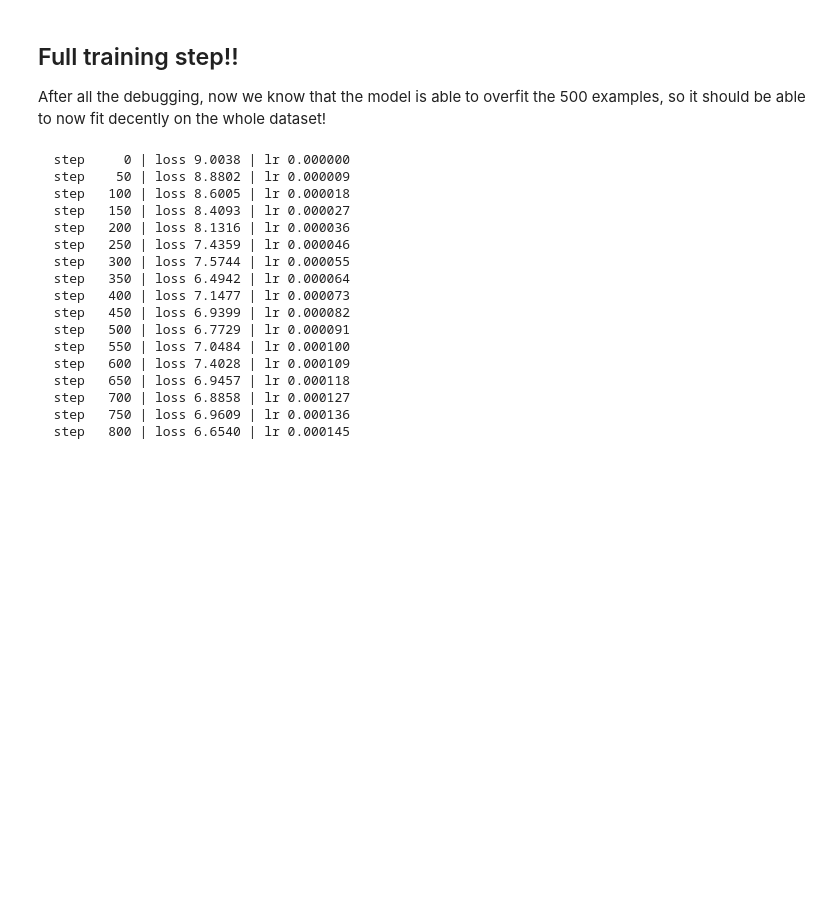
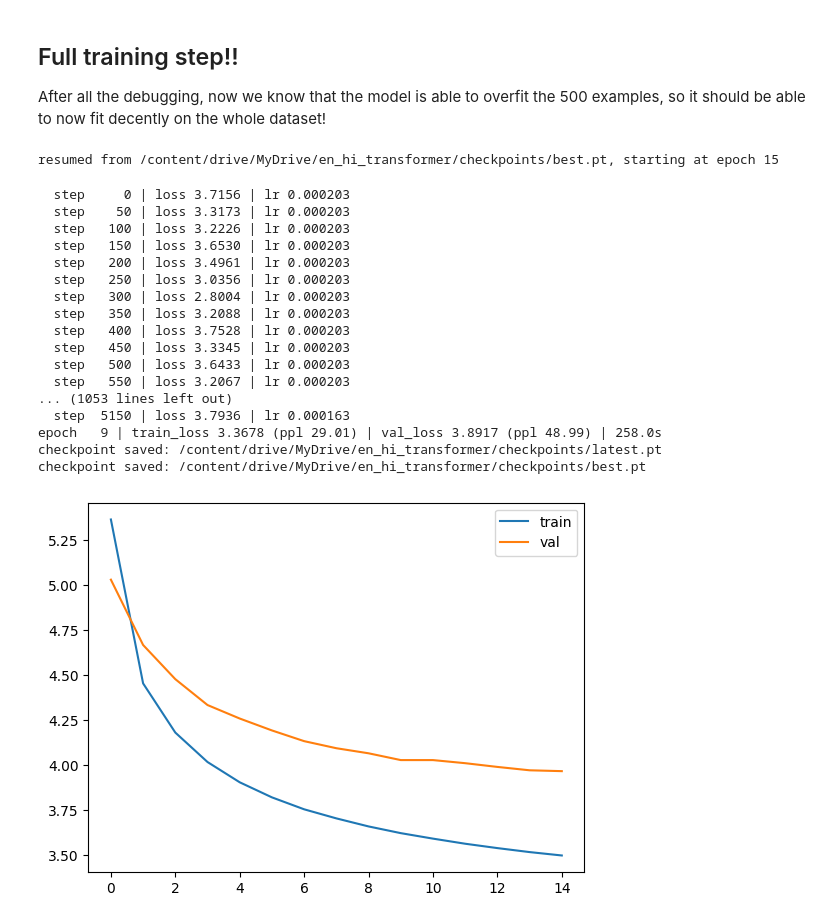
Before and after one commit to pratripat/English-to-Hindi-Translator, a Jupyter notebook: EngToHindi.ipynb, the cells around one changed output. Cells and saved outputs as stored; diff of their text form; code cells hidden in the pictures; blank space fills up the shorter version.

```diff
--- a/EngToHindi.ipynb
+++ b/EngToHindi.ipynb
@@ -1388,12 +1395,21 @@ best_val_loss = float("inf")
 # %%
 # Uncomment to resume from a saved checkpoint:
-# START_EPOCH = load_checkpoint(model, optimizer, scheduler, f"{CHECKPOINT_DIR}/latest.pt", device)
+START_EPOCH, best_val_loss = load_checkpoint(model, optimizer, scheduler, f"{CHECKPOINT_DIR}/best.pt", device)
+# %% [output]
+resumed from /content/drive/MyDrive/en_hi_transformer/checkpoints/best.pt, starting at epoch 15
+# %%
+train_losses, val_losses = [], []
+# %%
+START_EPOCH = 0 # resetting because using load chkp right now only for the best val loss
 # %%
 for epoch in range(START_EPOCH, NUM_EPOCHS):
   start_time = time.time()
 
   train_loss = train_one_epoch(model, train_loader, optimizer, scheduler, criterion, device)
   val_loss = evaluate(model, val_loader, criterion, device)
+
+  train_losses.append(train_loss)
+  val_losses.append(val_loss)
 
   elapsed = time.time() - start_time
 
@@ -1418,6 +1434,7 @@ for epoch in range(START_EPOCH, NUM_EPOCHS):
   # Save best only when validation improves
   if val_loss < best_val_loss:
     best_val_loss = val_loss
+    epochs_without_improvement = 0
 
     save_checkpoint(
       model,
@@ -1429,24 +1446,36 @@ for epoch in range(START_EPOCH, NUM_EPOCHS):
       best_val_loss,
       f"{CHECKPOINT_DIR}/best.pt",
     )
+  else:
+    epochs_without_improvement += 1
+    if epochs_without_improvement >= PATIENCE:
+      print(f"Early stopping after {epoch} epochs")
+      break
 # %% [output]
-  step     0 | loss 9.0038 | lr 0.000000
-  step    50 | loss 8.8802 | lr 0.000009
-  step   100 | loss 8.6005 | lr 0.000018
-  step   150 | loss 8.4093 | lr 0.000027
-  step   200 | loss 8.1316 | lr 0.000036
-  step   250 | loss 7.4359 | lr 0.000046
-  step   300 | loss 7.5744 | lr 0.000055
-  step   350 | loss 6.4942 | lr 0.000064
-  step   400 | loss 7.1477 | lr 0.000073
-  step   450 | loss 6.9399 | lr 0.000082
-  step   500 | loss 6.7729 | lr 0.000091
-  step   550 | loss 7.0484 | lr 0.000100
-  step   600 | loss 7.4028 | lr 0.000109
-  step   650 | loss 6.9457 | lr 0.000118
-  step   700 | loss 6.8858 | lr 0.000127
-  step   750 | loss 6.9609 | lr 0.000136
-  step   800 | loss 6.6540 | lr 0.000145
+  step     0 | loss 3.7156 | lr 0.000203
+  step    50 | loss 3.3173 | lr 0.000203
+  step   100 | loss 3.2226 | lr 0.000203
+  step   150 | loss 3.6530 | lr 0.000203
+  step   200 | loss 3.4961 | lr 0.000203
+  step   250 | loss 3.0356 | lr 0.000203
+  step   300 | loss 2.8004 | lr 0.000203
+  step   350 | loss 3.2088 | lr 0.000203
+  step   400 | loss 3.7528 | lr 0.000203
+  step   450 | loss 3.3345 | lr 0.000203
+  step   500 | loss 3.6433 | lr 0.000203
+  step   550 | loss 3.2067 | lr 0.000203
+... (1053 lines left out)
+  step  5150 | loss 3.7936 | lr 0.000163
+epoch   9 | train_loss 3.3678 (ppl 29.01) | val_loss 3.8917 (ppl 48.99) | 258.0s
+checkpoint saved: /content/drive/MyDrive/en_hi_transformer/checkpoints/latest.pt
+checkpoint saved: /content/drive/MyDrive/en_hi_transformer/checkpoints/best.pt
+# %%
+import matplotlib.pyplot as plt
+plt.plot(train_losses, label='train')
+plt.plot(val_losses, label='val')
+plt.legend(); plt.show()
+# %% [output]
+[figure, added]
 # %%
 translate(debug_model, "what is your name?", sp_en, sp_hi, 10, device)
 # %% [output]
```
Also changed, not shown: parts of 22 cells of this notebook.
